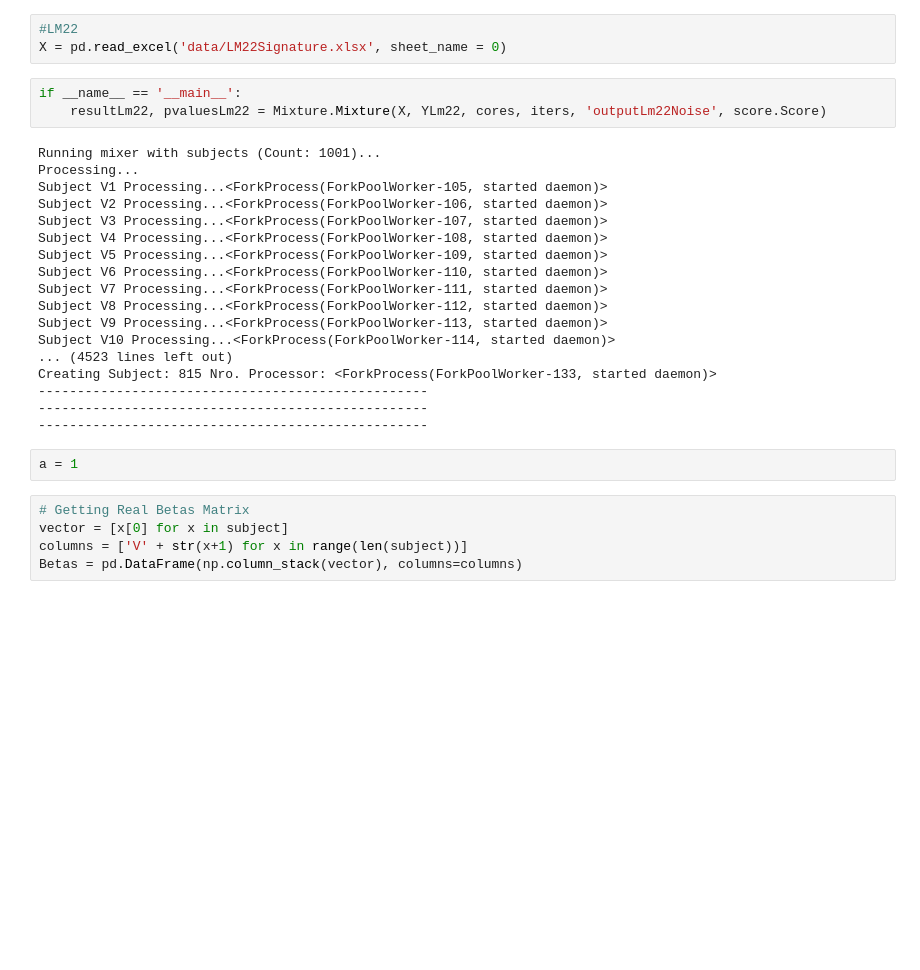
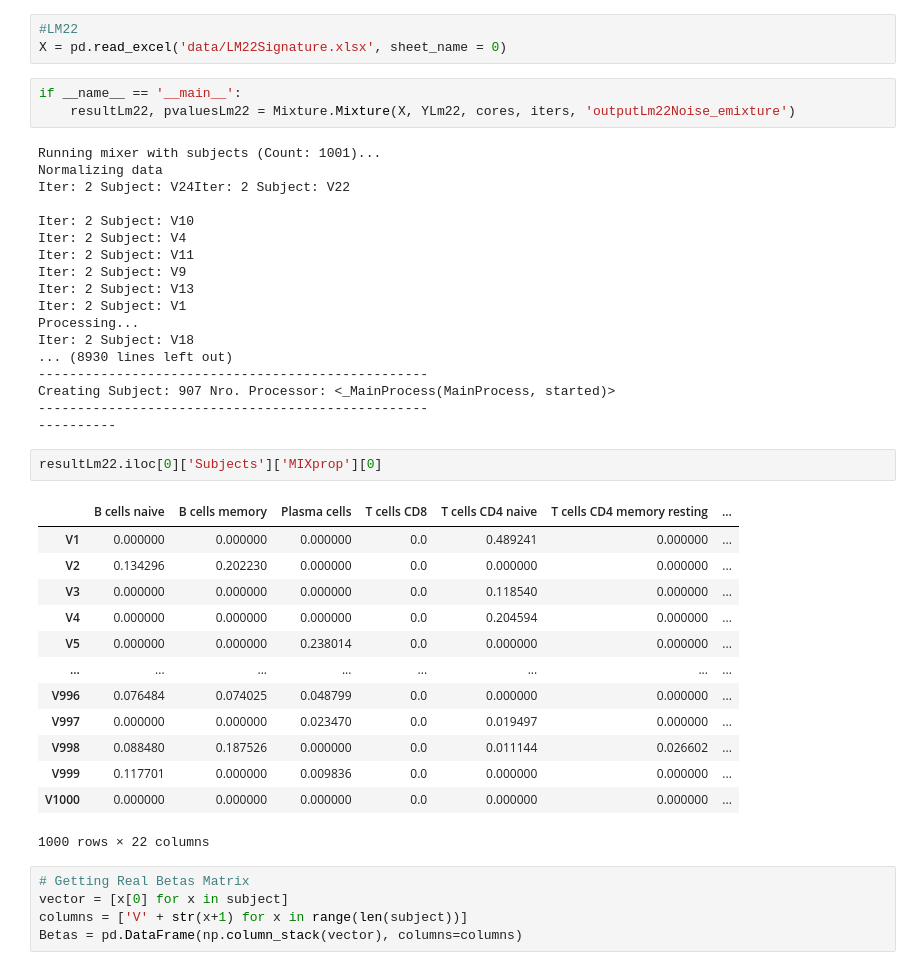
Before and after one commit to MsMatias/MixturePy, a Jupyter notebook: Test Beta List.ipynb, the cells around one changed output. Cells and saved outputs as stored; diff of their text form; blank space fills up the shorter version.

Commit message:
test emixture with beta noise lm22

```diff
--- a/Test Beta List.ipynb
+++ b/Test Beta List.ipynb
@@ -352,27 +352,41 @@ Finish
 X = pd.read_excel('data/LM22Signature.xlsx', sheet_name = 0)
 # %%
 if __name__ == '__main__':
-    resultLm22, pvaluesLm22 = Mixture.Mixture(X, YLm22, cores, iters, 'outputLm22Noise', score.Score)
+    resultLm22, pvaluesLm22 = Mixture.Mixture(X, YLm22, cores, iters, 'outputLm22Noise_emixture')
 # %% [output]
 Running mixer with subjects (Count: 1001)...
+Normalizing data
+Iter: 2 Subject: V24Iter: 2 Subject: V22
+
+Iter: 2 Subject: V10
+Iter: 2 Subject: V4
+Iter: 2 Subject: V11
+Iter: 2 Subject: V9
+Iter: 2 Subject: V13
+Iter: 2 Subject: V1
 Processing...
-Subject V1 Processing...<ForkProcess(ForkPoolWorker-105, started daemon)>
-Subject V2 Processing...<ForkProcess(ForkPoolWorker-106, started daemon)>
-Subject V3 Processing...<ForkProcess(ForkPoolWorker-107, started daemon)>
-Subject V4 Processing...<ForkProcess(ForkPoolWorker-108, started daemon)>
-Subject V5 Processing...<ForkProcess(ForkPoolWorker-109, started daemon)>
-Subject V6 Processing...<ForkProcess(ForkPoolWorker-110, started daemon)>
-Subject V7 Processing...<ForkProcess(ForkPoolWorker-111, started daemon)>
-Subject V8 Processing...<ForkProcess(ForkPoolWorker-112, started daemon)>
-Subject V9 Processing...<ForkProcess(ForkPoolWorker-113, started daemon)>
-Subject V10 Processing...<ForkProcess(ForkPoolWorker-114, started daemon)>
-... (4523 lines left out)
-Creating Subject: 815 Nro. Processor: <ForkProcess(ForkPoolWorker-133, started daemon)>
+Iter: 2 Subject: V18
+... (8930 lines left out)
 --------------------------------------------------
+Creating Subject: 907 Nro. Processor: <_MainProcess(MainProcess, started)>
 --------------------------------------------------
---------------------------------------------------
+----------
-# %%
-a = 1
+# %%
+resultLm22.iloc[0]['Subjects']['MIXprop'][0]
+# %% [output]
+|  | B cells naive | B cells memory | Plasma cells | T cells CD8 | T cells CD4 naive | T cells CD4 memory resting | ... |
+| V1 | 0.000000 | 0.000000 | 0.000000 | 0.0 | 0.489241 | 0.000000 | ... |
+| V2 | 0.134296 | 0.202230 | 0.000000 | 0.0 | 0.000000 | 0.000000 | ... |
+| V3 | 0.000000 | 0.000000 | 0.000000 | 0.0 | 0.118540 | 0.000000 | ... |
+| V4 | 0.000000 | 0.000000 | 0.000000 | 0.0 | 0.204594 | 0.000000 | ... |
+| V5 | 0.000000 | 0.000000 | 0.238014 | 0.0 | 0.000000 | 0.000000 | ... |
+| ... | ... | ... | ... | ... | ... | ... | ... |
+| V996 | 0.076484 | 0.074025 | 0.048799 | 0.0 | 0.000000 | 0.000000 | ... |
+| V997 | 0.000000 | 0.000000 | 0.023470 | 0.0 | 0.019497 | 0.000000 | ... |
+| V998 | 0.088480 | 0.187526 | 0.000000 | 0.0 | 0.011144 | 0.026602 | ... |
+| V999 | 0.117701 | 0.000000 | 0.009836 | 0.0 | 0.000000 | 0.000000 | ... |
+| V1000 | 0.000000 | 0.000000 | 0.000000 | 0.0 | 0.000000 | 0.000000 | ... |
+1000 rows × 22 columns
 # %%
 # Getting Real Betas Matrix
 vector = [x[0] for x in subject]
```
Also changed, not shown: parts of 2 cells of this notebook.
